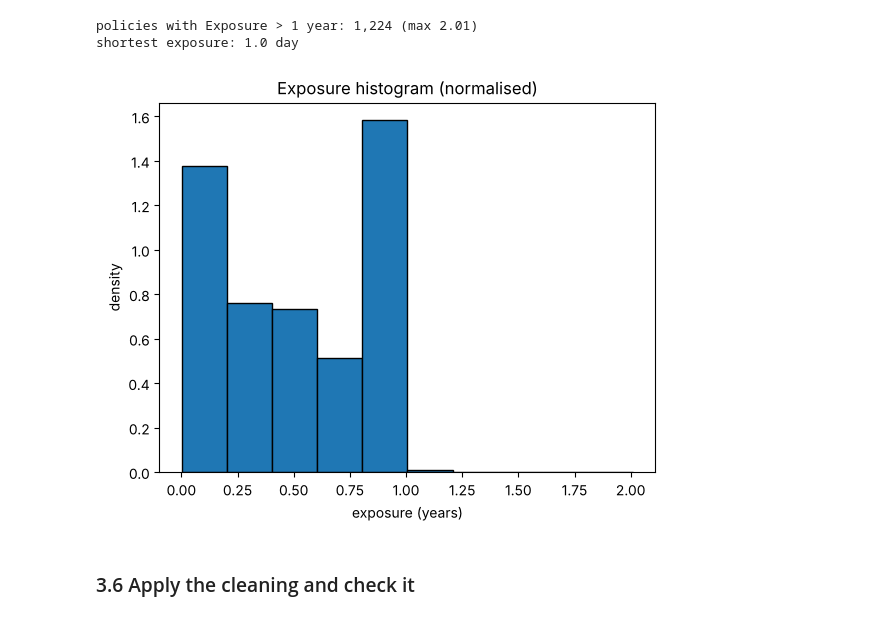
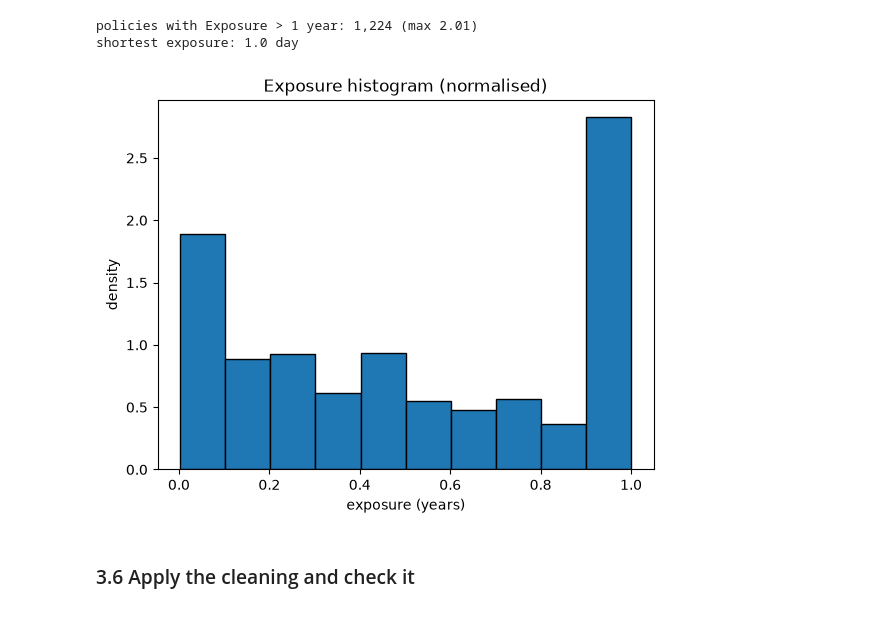
Before and after one commit to tommasocortopassi/motor-insurance-pricing, a Jupyter notebook: Motor_Insurance_Pricing.ipynb, the cells around one changed output. Drawn from its saved outputs; the diff is of its cells as text; code cells hidden in the pictures.

```diff
--- a/Motor_Insurance_Pricing.ipynb
+++ b/Motor_Insurance_Pricing.ipynb
@@ -251,13 +251,13 @@ policies with Exposure > 1 year: 1,224 (max 2.01)
 shortest exposure: 1.0 day
 # %%
 # Histogram of the exposure (normalised: the bars integrate to 1)
-plt.hist(policies["Exposure"], density=True, edgecolor="black", linewidth=1)
+plt.hist(policies.loc[policies["Exposure"]<=1, "Exposure"], density=True, edgecolor="black", linewidth=1)
 plt.title("Exposure histogram (normalised)")
 plt.xlabel("exposure (years)")
 plt.ylabel("density")
 plt.show()
 # %% [output]
-[figure, old version]
+[figure, new version]
 # %% [markdown]
 ### 3.6 Apply the cleaning and check it
 # %%
```
Also changed, not shown: parts of 51 cells of this notebook, 3 other files.
